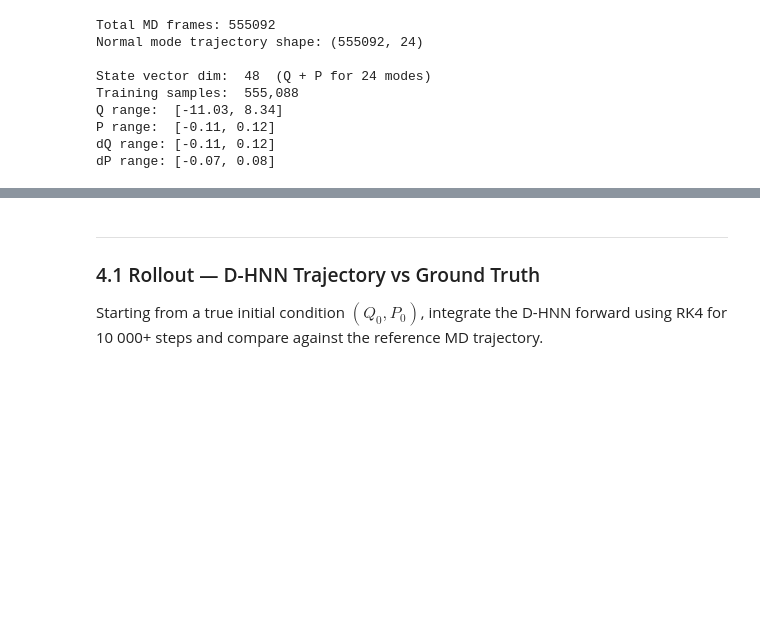
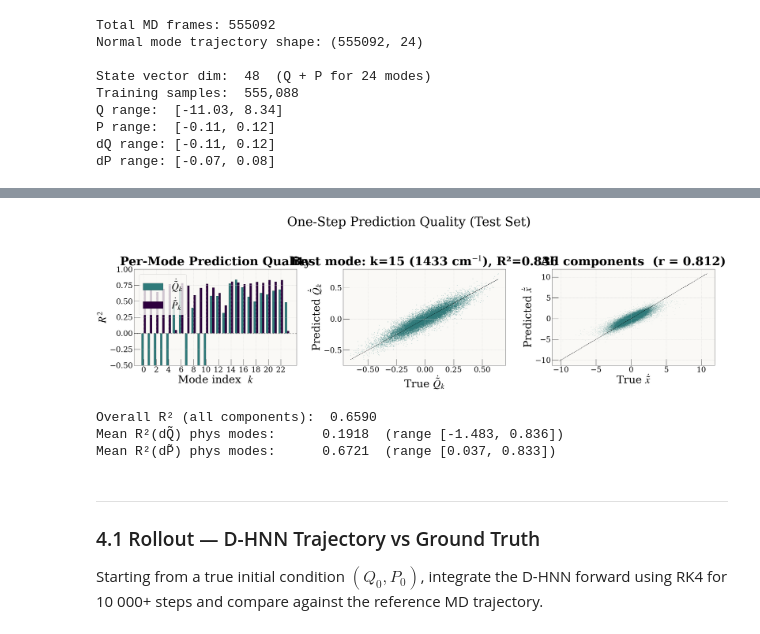
Before and after one commit to Im2ql4u/D_HNN, a Jupyter notebook: notebooks/molecular_experiments.ipynb, the cells around one changed output, grey strips where cells are left out. Saved outputs shown, nothing was run; the diff lists cells and outputs as text; code cells hidden in the pictures; blank space fills up the shorter version.

```diff
--- a/notebooks/molecular_experiments.ipynb
+++ b/notebooks/molecular_experiments.ipynb
@@ -511,3 +514,72 @@ Final test MSE: 0.350927
+# %%
+# ── One-step prediction quality ────────────────────────────────────
+nm_dhnn.eval()
+n_eval = 20000
+ev_idx = torch.randperm(len(X_te))[:n_eval]
+with torch.no_grad():
+    y_pred = nm_dhnn.time_derivative(X_te[ev_idx], rho=rho).numpy()
+    y_true = Y_te[ev_idx].numpy()
+
+# Per-component R²
+r2_per = 1 - np.mean((y_pred - y_true)**2, axis=0) / (np.var(y_true, axis=0) + 1e-12)
+
+# Split into dQ and dP
+r2_dQ = r2_per[:n_modes]
+r2_dP = r2_per[n_modes:]
+
+fig, axes = plt.subplots(1, 3, figsize=(28, 8))
+
+# Bar chart: per-mode R²
+ax = axes[0]
+width = 0.35
+x_bar = np.arange(n_modes)
+ax.bar(x_bar - width/2, r2_dQ, width, color=C["dhnn"], label="$\\dot{\\tilde{Q}}_k$", edgecolor="k", lw=0.3)
+ax.bar(x_bar + width/2, r2_dP, width, color=C["hnn"],  label="$\\dot{\\tilde{P}}_k$", edgecolor="k", lw=0.3)
+ax.set_xlabel("Mode index  $k$")
+ax.set_ylabel("$R^2$")
+ax.set_title("Per-Mode Prediction Quality")
+ax.legend()
+ax.set_xticks(x_bar[::2])
+ax.set_ylim([-0.5, 1.0])
+ax.axhline(0, ls=":", color="k", alpha=0.3)
+
+# Scatter: best-predicted mode
+best_idx = np.argmax(r2_per[:n_modes])
+ax = axes[1]
+ax.scatter(y_true[:, best_idx], y_pred[:, best_idx], s=2, alpha=0.2, c=C["dhnn"], rasterized=True)
+lims = [y_true[:, best_idx].min(), y_true[:, best_idx].max()]
+ax.plot(lims, lims, "k--", lw=1)
+ax.set_xlabel("True $\\dot{\\tilde{Q}}_k$")
+ax.set_ylabel("Predicted $\\dot{\\tilde{Q}}_k$")
+ax.set_title(f"Best mode: k={best_idx} ({freqs[best_idx]:.0f} cm$^{{-1}}$), R²={r2_dQ[best_idx]:.3f}")
+
+# Overall scatter (all components)
+ax = axes[2]
+ax.scatter(y_true.ravel()[::10], y_pred.ravel()[::10], s=1, alpha=0.1, c=C["dhnn"], rasterized=True)
+lims = [y_true.ravel().min(), y_true.ravel().max()]
+ax.plot(lims, lims, "k--", lw=1)
+ax.set_xlabel("True $\\dot{\\tilde{x}}$")
+ax.set_ylabel("Predicted $\\dot{\\tilde{x}}$")
+from scipy.stats import pearsonr
+r_all = pearsonr(y_true.ravel(), y_pred.ravel())[0]
+ax.set_title(f"All components  (r = {r_all:.3f})")
+
+fig.suptitle("One-Step Prediction Quality (Test Set)", fontsize=40, y=1.02)
+fig.tight_layout()
+fig.savefig("../figures/mol_nm_dhnn_onestep.pdf", bbox_inches="tight", dpi=150)
+plt.show()
+
+# Summary stats
+r2_Q_phys = r2_dQ[3:]  # skip imaginary modes
+r2_P_phys = r2_dP[3:]
+print(f"Overall R² (all components):  {1 - np.mean((y_pred - y_true)**2) / np.var(y_true):.4f}")
+print(f"Mean R²(dQ̃) phys modes:      {r2_Q_phys.mean():.4f}  (range [{r2_Q_phys.min():.3f}, {r2_Q_phys.max():.3f}])")
+print(f"Mean R²(dP̃) phys modes:      {r2_P_phys.mean():.4f}  (range [{r2_P_phys.min():.3f}, {r2_P_phys.max():.3f}])")
+# %% [output]
+[figure, added]
+Overall R² (all components):  0.6590
+Mean R²(dQ̃) phys modes:      0.1918  (range [-1.483, 0.836])
+Mean R²(dP̃) phys modes:      0.6721  (range [0.037, 0.833])
 # %% [markdown]
 ---
 ### 4.1 Rollout — D-HNN Trajectory vs Ground Truth
```
Also changed, not shown: parts of 8 cells of this notebook, 6 other files.
